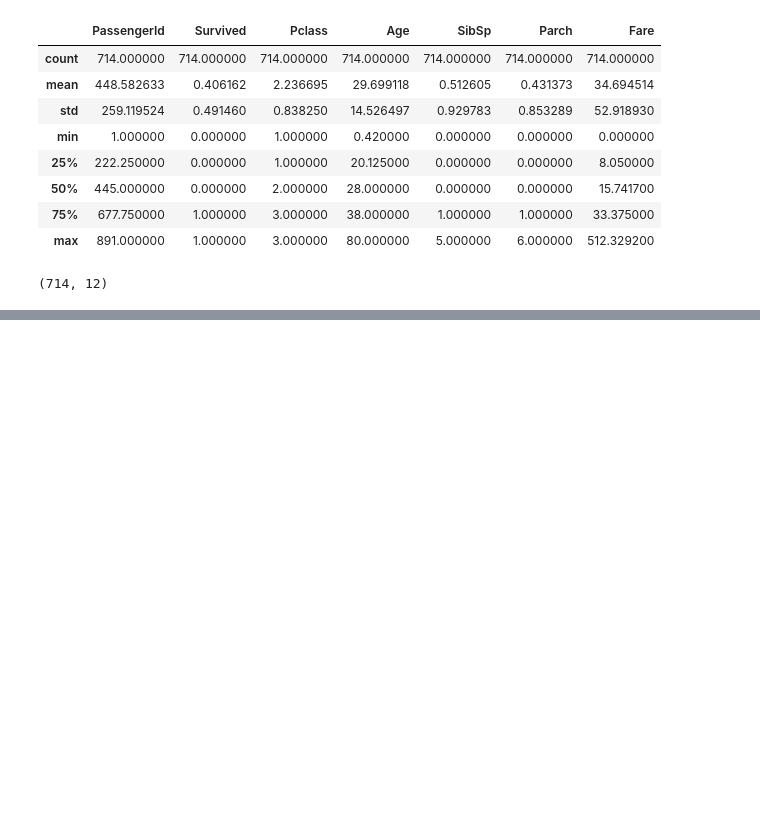
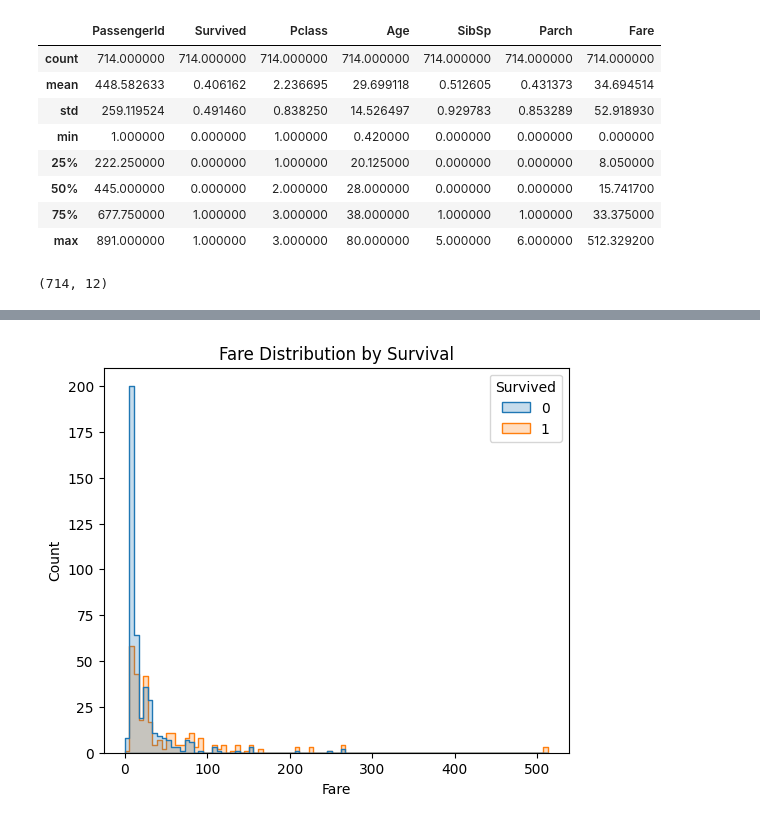
Before and after one commit to theakash07/Machine_learning, a Jupyter notebook: Survival_training_model.ipynb, the cells around one changed output, grey strips where cells are left out. Cells and saved outputs as stored; diff of their text form; code cells hidden in the pictures; blank space fills up the shorter version.

```diff
--- a/Survival_training_model.ipynb
+++ b/Survival_training_model.ipynb
@@ -91,0 +127,2 @@ train2.shape #rows i have left 714 after dropping the empty rows from Age.
+# %%
+train3=train2.dropna(subset='Embarked') #dropping the empty rows from the dataframe
@@ -91,0 +153,5 @@ train2.shape #rows i have left 714 after dropping the empty rows from Age.
+# %%
+#droppin the columns which are not usefull
+Columns_drop = ['Cabin', 'Ticket', 'Parch', 'SibSp']
+train4 = train3.drop(columns=Columns_drop)
+train4.shape
@@ -91,0 +170,5 @@ train2.shape #rows i have left 714 after dropping the empty rows from Age.
+# %%
+#Encoding the Sex Column with 0 and 1 using replace function. it could be performed using onehotencoder but it will create extra
+#columns in the data set that's i preferred this.
+
+train4['Sex'] = train4['Sex'].replace({'male': 0, 'female': 1})
@@ -91,0 +184,11 @@ train2.shape #rows i have left 714 after dropping the empty rows from Age.
+# %%
+# Create a histogram with different colors for "Survived" and "Not Survived"
+#There is relation between the fare and sruvival
+plt.figure(figsize=(6, 5))
+sns.histplot(data=train4, x='Fare', hue='Survived', element="step", common_norm=False)
+plt.xlabel('Fare')
+plt.ylabel('Count')
+plt.title('Fare Distribution by Survival')
+plt.show()
+# %% [output]
+[figure, added]
```
Also changed, not shown: parts of 24 cells of this notebook.
